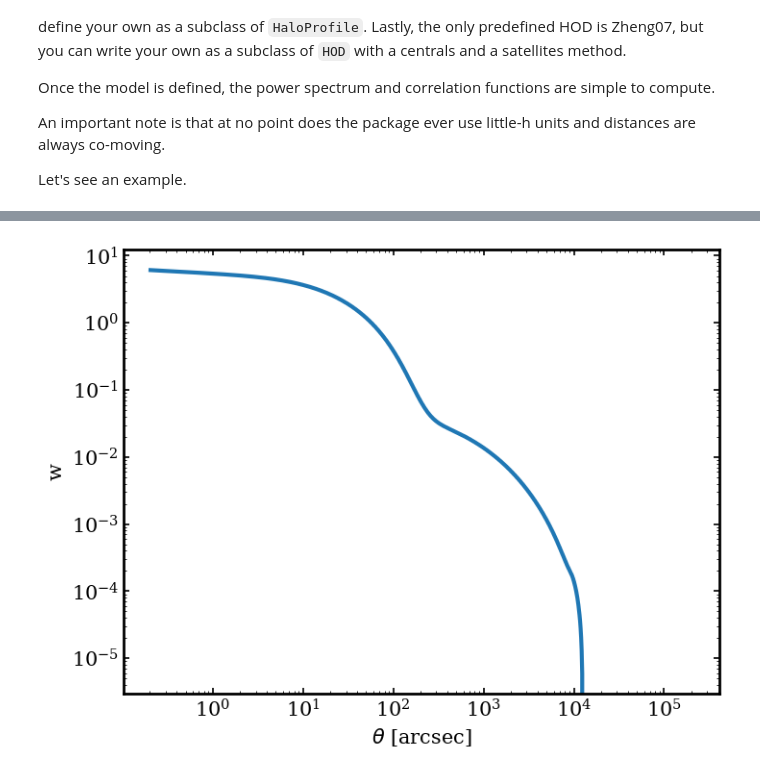
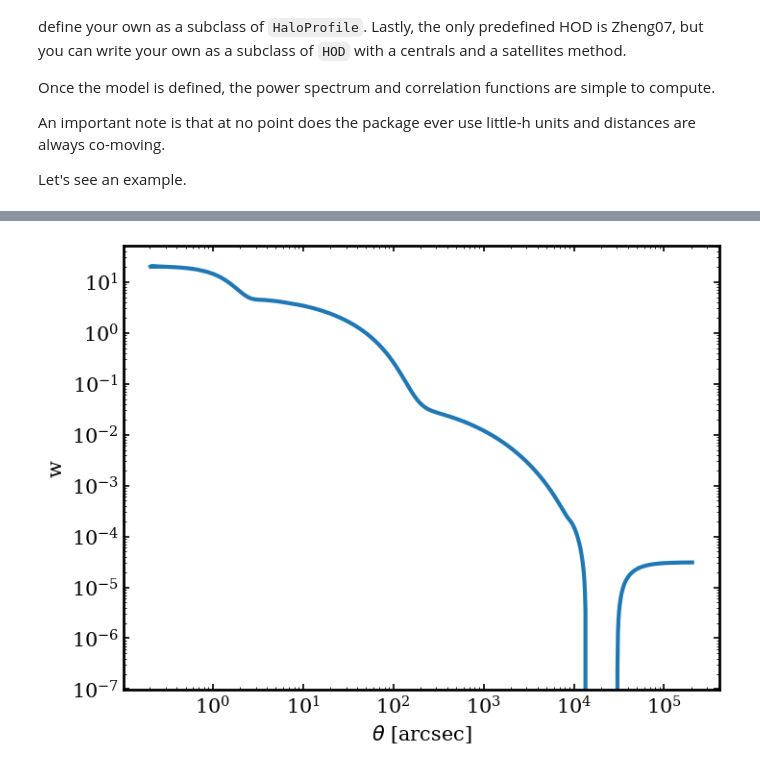
Before and after one commit to ochase10/shoddy, a Jupyter notebook: demo.ipynb, the cells around one changed output, grey strips where cells are left out. Cells and saved outputs as stored; diff of their text form; code cells hidden in the pictures.

Commit message:
completed 1g term implementation

```diff
--- a/demo.ipynb
+++ b/demo.ipynb
@@ -73,17 +73,20 @@ Galaxy bias: b = 1.60
 # %%
 # To get angular clustering, we need to define a redshift window.
 # Let's also try updating some of the parameters for the HOD
 
 zgrid = np.linspace(0.5,1)
 nzval = np.ones_like(zgrid) # Let's say the n(z) is flat
 
-mod.update_hod_pars(M_min=10**11.0, M1=10**11.5, M0=10**11.5, alpha=1.1, sig_logM=0.3)
-xi, theta = mod.cf_ang(z_arr=zgrid, nz=nzval)
+acf = shoddy.ACF(mod, nz=nzval, zs=zgrid)
+
+new_pars = {'M_min':10**11.0, 'M1':10**11.5, 'M0':10**11.5, 'alpha':1.1, 'sig_logM':0.3,
+            'R':8, 'mult':2}
+xi, theta = acf(new_pars, terms=None)
 plt.loglog(theta*3600, xi) # theta returns in degrees
 
 plt.ylabel("w")
 plt.xlabel(r"$\theta$ [arcsec]")
 
 plt.show()
 # %% [output]
-[figure, old version]
+[figure, new version]
```
Also changed, not shown: parts of 2 cells of this notebook, 3 other files.
